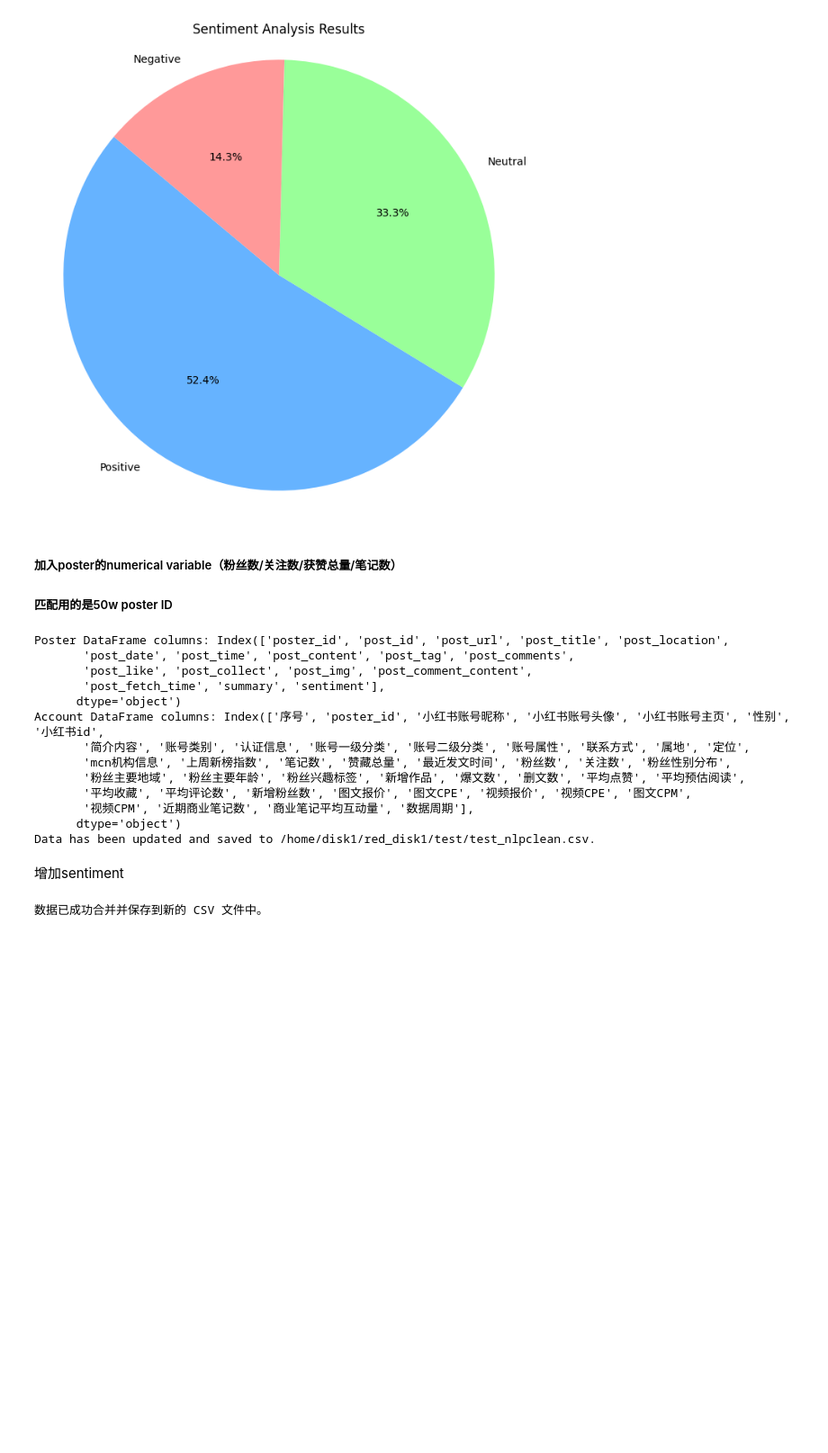
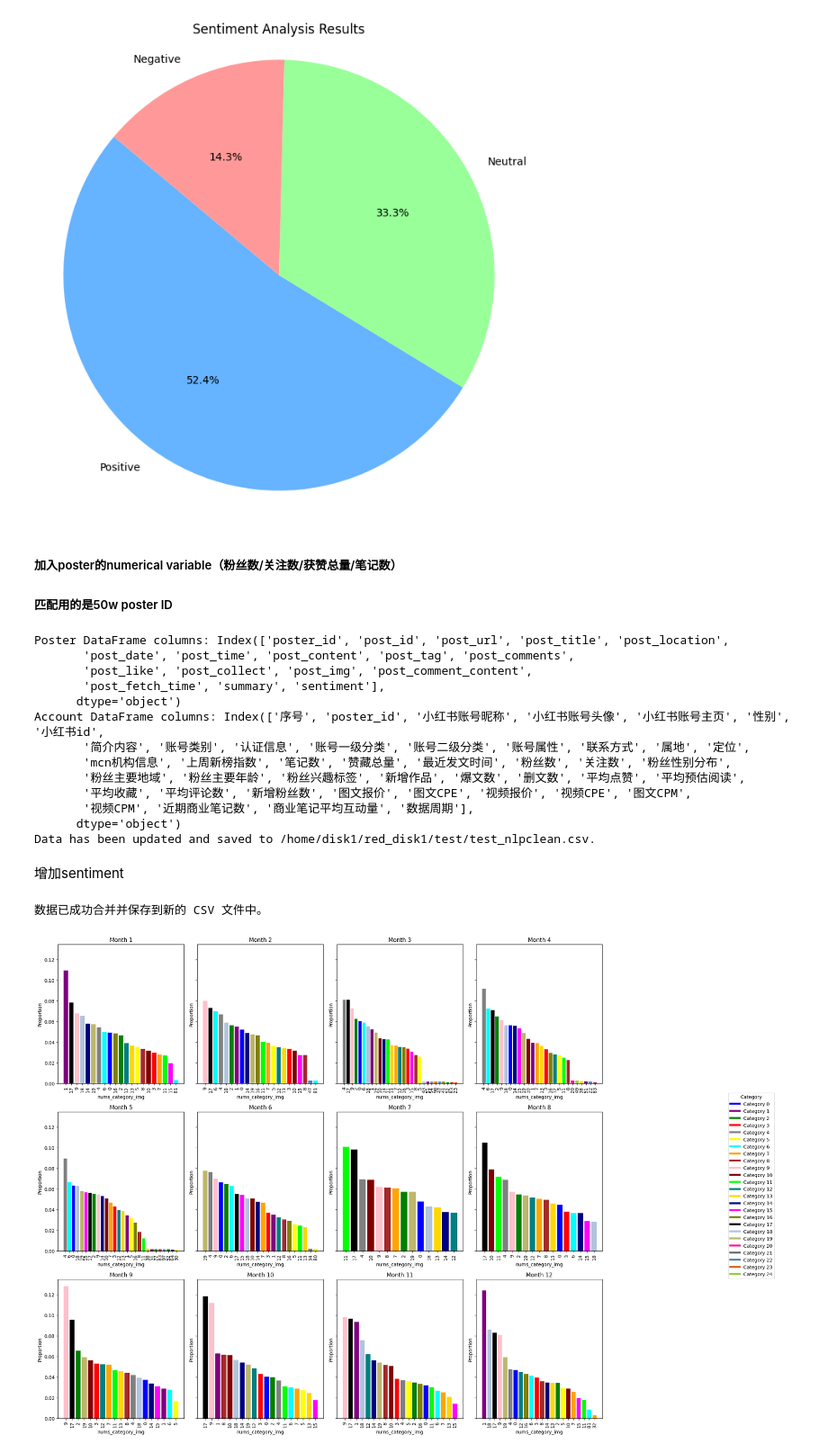
Before and after one commit to diandianyilin/fashion, a Jupyter notebook: model/data.ipynb, the cells around one changed output. Shown at 90% size. Saved outputs shown, nothing was run; the diff lists cells and outputs as text; code cells hidden in the pictures; blank space fills up the shorter version.

```diff
--- a/model/data.ipynb
+++ b/model/data.ipynb
@@ -734,0 +737,51 @@ print("数据已成功合并并保存到新的 CSV 文件中。")
+# %%
+import pandas as pd
+import matplotlib.pyplot as plt
+
+# 读取数据
+file_path = '/data1/dxw_data/llm/Multimodal-MKT/model/stastics_20%_with_trend.csv'
+data = pd.read_csv(file_path)
+
+# 过滤trend为1的数据
+trend_1_data = data[data['trend'] == 1]
+
+# 预定义25种差别很大的颜色
+colors = [
+    '#0000FF', '#800080', '#008000', '#FF0000', '#808080', '#FFFF00',
+    '#00FFFF', '#FFA500', '#A52A2A', '#FFC0CB', '#800000', '#00FF00',
+    '#008080', '#FFD700', '#000080', '#FF00FF', '#808000', '#000000',
+    '#B0C4DE', '#BDB76B', '#FF1493', '#696969', '#4682B4', '#D2691E',
+    '#9ACD32'
+]
+
+# 设置画布和子图
+fig, axes = plt.subplots(3, 4, figsize=(20, 15), sharey=True)
+axes = axes.flatten()
+
+# 绘制每个月的histogram
+for month in range(1, 13):
+    ax = axes[month-1]
+    monthly_data = trend_1_data[trend_1_data['month'] == month]
+    sorted_data = monthly_data.sort_values(by='proportion', ascending=False)
+
+    bars = ax.bar(range(len(sorted_data)), sorted_data['proportion'], color=[colors[i % 25] for i in sorted_data['nums_category_img']])
+
+    ax.set_title(f'Month {month}')
+    ax.set_xticks(range(len(sorted_data)))
+    ax.set_xticklabels(sorted_data['nums_category_img'], rotation=90)
+    ax.set_xlabel('nums_category_img')
+    ax.set_ylabel('Proportion')
+
+# 添加图例
+handles = [plt.Line2D([0], [0], color=colors[i], lw=4) for i in range(25)]
+labels = [f'Category {i}' for i in range(25)]
+fig.legend(handles, labels, loc='center right', title='Category', bbox_to_anchor=(1.1, 0.5))
+
+# 调整布局
+plt.tight_layout(rect=[0, 0, 0.85, 1])
+
+# 保存图片
+plt.savefig('trend_1_categories.png')
+plt.show()
+# %% [output]
+[figure, added]
```
Also changed, not shown: parts of 3 cells of this notebook, 7 other files.
